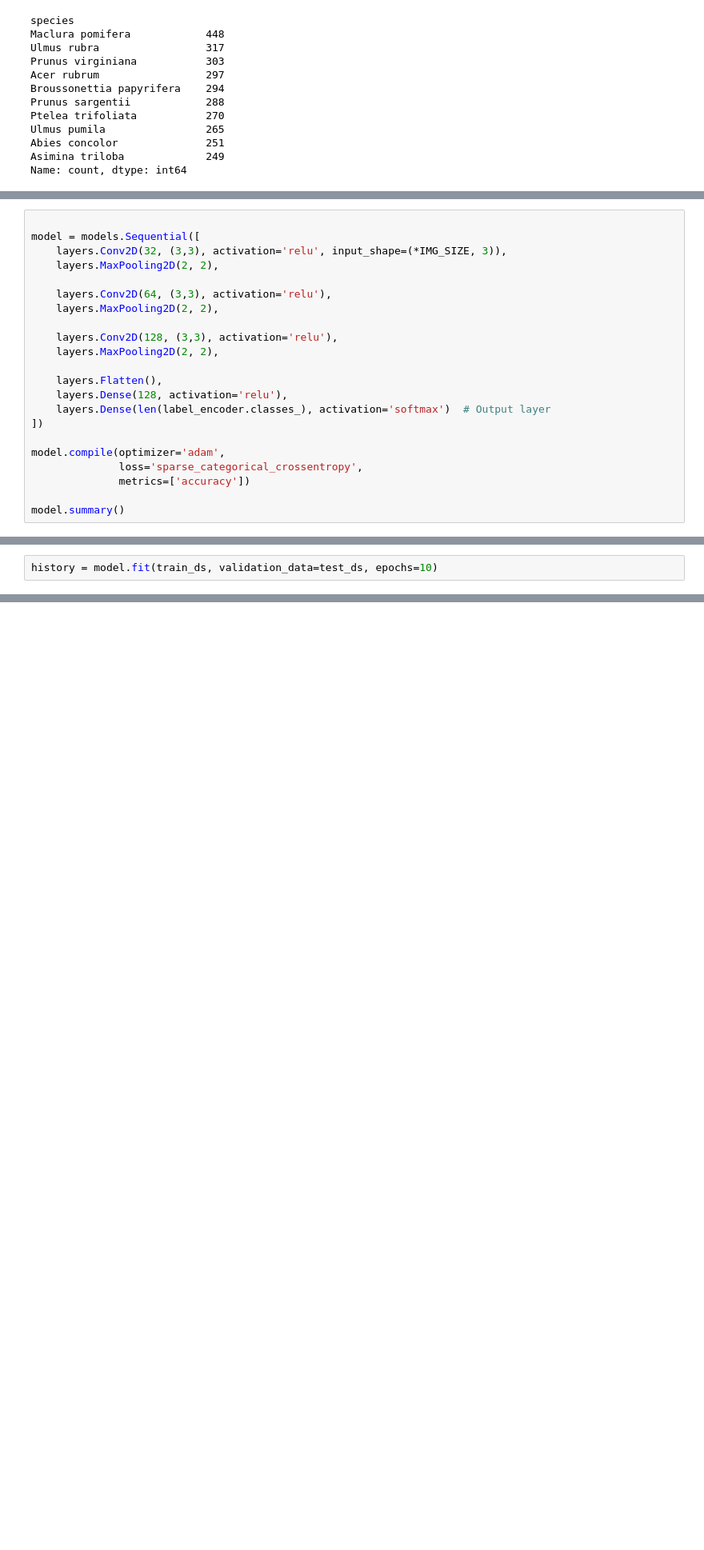
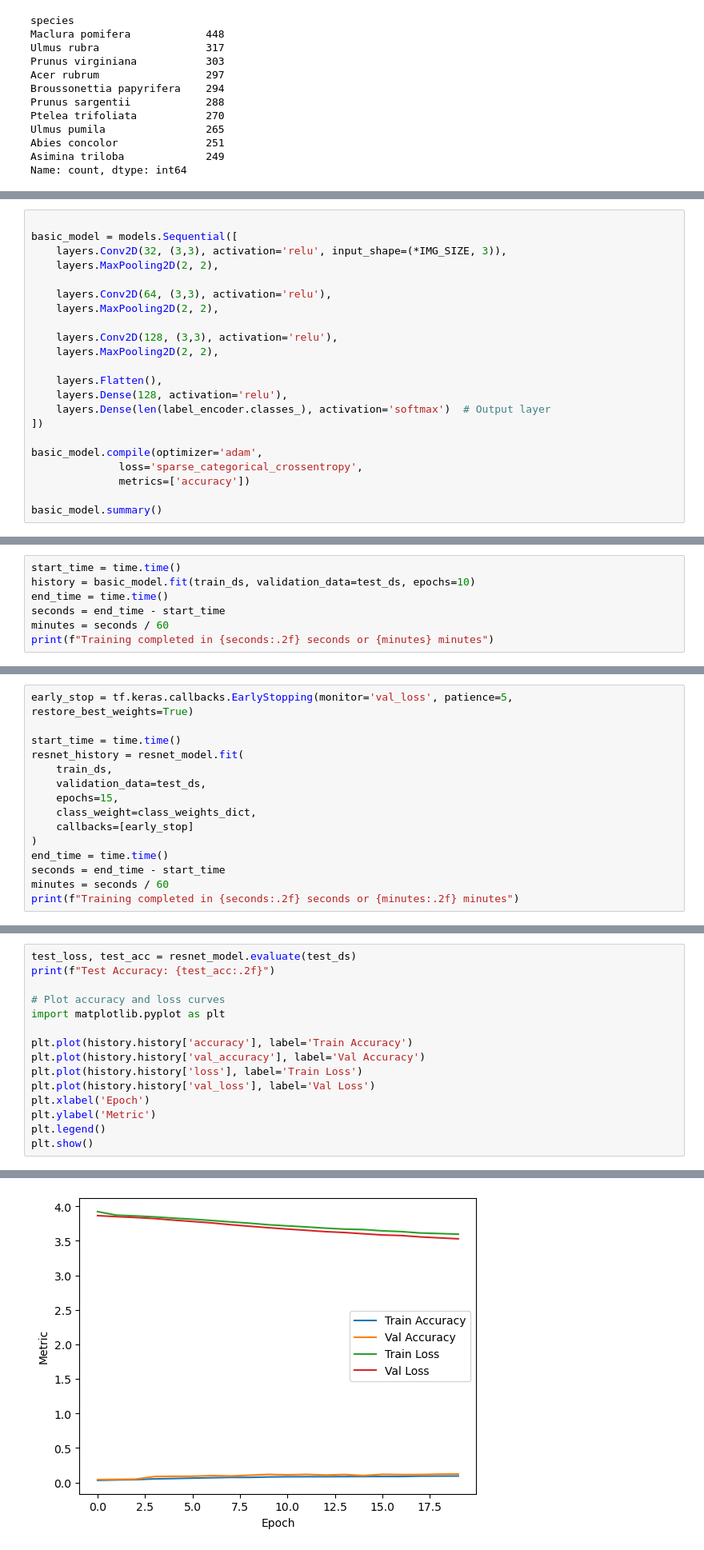
Before and after one commit to CharlieBoye8/boye_leafID, a Jupyter notebook: EDA.ipynb, the cells around one changed output, grey strips where cells are left out. Shown at 80% size. Drawn from its saved outputs; the diff is of its cells as text; blank space fills up the shorter version.

```diff
--- a/EDA.ipynb
+++ b/EDA.ipynb
@@ -89,6 +93,6 @@ test_ds = test_ds.map(lambda x, y: (preprocess_image(x), y)).batch(32).prefetch(
 # %%
 
-model = models.Sequential([
+basic_model = models.Sequential([
     layers.Conv2D(32, (3,3), activation='relu', input_shape=(*IMG_SIZE, 3)),
     layers.MaxPooling2D(2, 2),
 
@@ -103,9 +107,9 @@ model = models.Sequential([
     layers.Dense(len(label_encoder.classes_), activation='softmax')  # Output layer
 ])
 
-model.compile(optimizer='adam',
+basic_model.compile(optimizer='adam',
               loss='sparse_categorical_crossentropy',
               metrics=['accuracy'])
 
-model.summary()
+basic_model.summary()
 # %% [output]
@@ -131,4 +139,9 @@ _________________________________________________________________
 # %%
-history = model.fit(train_ds, validation_data=test_ds, epochs=10)
+start_time = time.time()
+history = basic_model.fit(train_ds, validation_data=test_ds, epochs=10)
+end_time = time.time()
+seconds = end_time - start_time
+minutes = seconds / 60
+print(f"Training completed in {seconds:.2f} seconds or {minutes} minutes")
 # %% [output]
 Epoch 1/10
@@ -206,0 +250,15 @@ _________________________________________________________________
+# %%
+early_stop = tf.keras.callbacks.EarlyStopping(monitor='val_loss', patience=5, restore_best_weights=True)
+
+start_time = time.time()
+resnet_history = resnet_model.fit(
+    train_ds,
+    validation_data=test_ds,
+    epochs=15,
+    class_weight=class_weights_dict,
+    callbacks=[early_stop]
+)
+end_time = time.time()
+seconds = end_time - start_time
+minutes = seconds / 60
+print(f"Training completed in {seconds:.2f} seconds or {minutes:.2f} minutes")
@@ -206,0 +285,16 @@ _________________________________________________________________
+# %%
+test_loss, test_acc = resnet_model.evaluate(test_ds)
+print(f"Test Accuracy: {test_acc:.2f}")
+
+# Plot accuracy and loss curves
+import matplotlib.pyplot as plt
+
+plt.plot(history.history['accuracy'], label='Train Accuracy')
+plt.plot(history.history['val_accuracy'], label='Val Accuracy')
+plt.plot(history.history['loss'], label='Train Loss')
+plt.plot(history.history['val_loss'], label='Val Loss')
+plt.xlabel('Epoch')
+plt.ylabel('Metric')
+plt.legend()
+plt.show()
+# %% [output]
@@ -206,0 +303 @@ _________________________________________________________________
+[figure, added]
```
Also changed, not shown: parts of 21 cells of this notebook, 2 other files.
